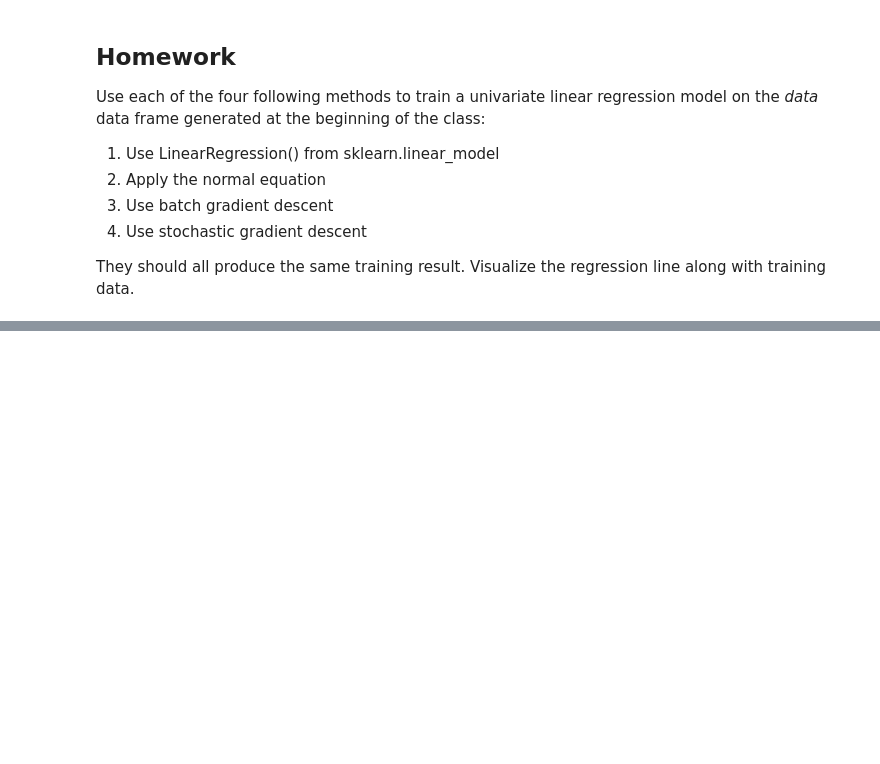
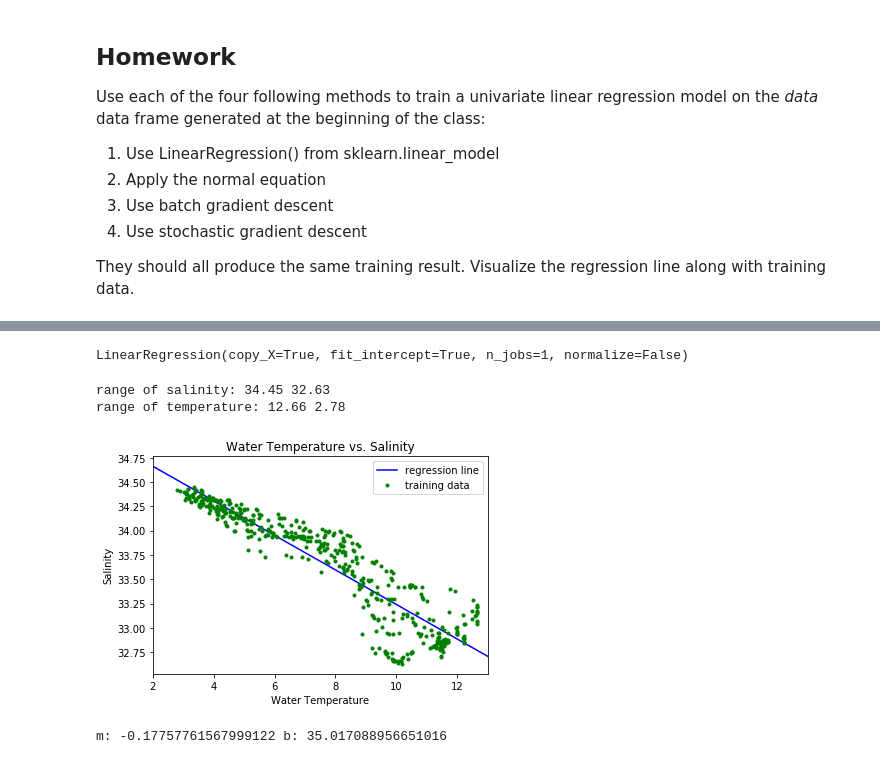
Before and after one commit to ch00226855/CMP464-788-Spring2019, a Jupyter notebook: Week5_LinearRegression_Salinity_vs_Temperature.ipynb, the cells around one changed output, grey strips where cells are left out. Drawn from its saved outputs; the diff is of its cells as text; code cells hidden in the pictures; blank space fills up the shorter version.

```diff
--- a/Week5_LinearRegression_Salinity_vs_Temperature.ipynb
+++ b/Week5_LinearRegression_Salinity_vs_Temperature.ipynb
@@ -26,7 +26,7 @@ https://www.kaggle.com/sohier/calcofi#bottle.csv
 # %%
 # Load datasets
 cur_path = os.getcwd()
-datapath = cur_path + '/Data/CalCOFI/'
+datapath = cur_path + '/Data/'
 bottle = pd.read_csv(datapath + 'bottle.csv', sep=',')
 bottle.head().T
 # %% [output]
@@ -430,0 +459,44 @@ They should all produce the same training result. Visualize the regression line
+# %%
+# Method 1: sklearn
+from sklearn.linear_model import LinearRegression
+model1 = LinearRegression()
+model1.fit(data[['T_degC']], data['Salnty'])
+# %% [output]
+LinearRegression(copy_X=True, fit_intercept=True, n_jobs=1, normalize=False)
+# %%
+# Visualize the training line
+m = model1.coef_[0] # slope
+b = model1.intercept_ # intercept
+# determine the range of values
+print("range of salinity:", data['Salnty'].max(), data['Salnty'].min())
+print("range of temperature:", data['T_degC'].max(), data['T_degC'].min())
+# %% [output]
+range of salinity: 34.45 32.63
+range of temperature: 12.66 2.78
+# %%
+def plot_regression(data, m, b):
+    # sample points to plot the regression line
+    x_samples = np.linspace(2, 13, 100) # sample 100 values from 2 to 13
+    # use y = mx + b to get the corresponding y values
+    y_samples = x_samples * m + b
+
+    # plot the line
+    plt.plot(x_samples, y_samples, 'b-', label="regression line")
+
+    # plot the training data
+    plt.plot(data['T_degC'], data['Salnty'], 'g.', label="training data")
+
+    plt.xlabel("Water Temperature")
+    plt.ylabel("Salinity")
+    plt.title("Water Temperature vs. Salinity")
+    plt.xlim(2, 13)
+    # plt.ylim()
+    plt.legend(loc='upper right')
+    plt.show()
+
+    print("m:", m, "b:", b)
+# %%
+plot_regression(data, m, b)
+# %% [output]
+[figure, added]
+m: -0.17757761567999122 b: 35.017088956651016
```
Also changed, not shown: parts of 19 cells of this notebook, 1 other file.
